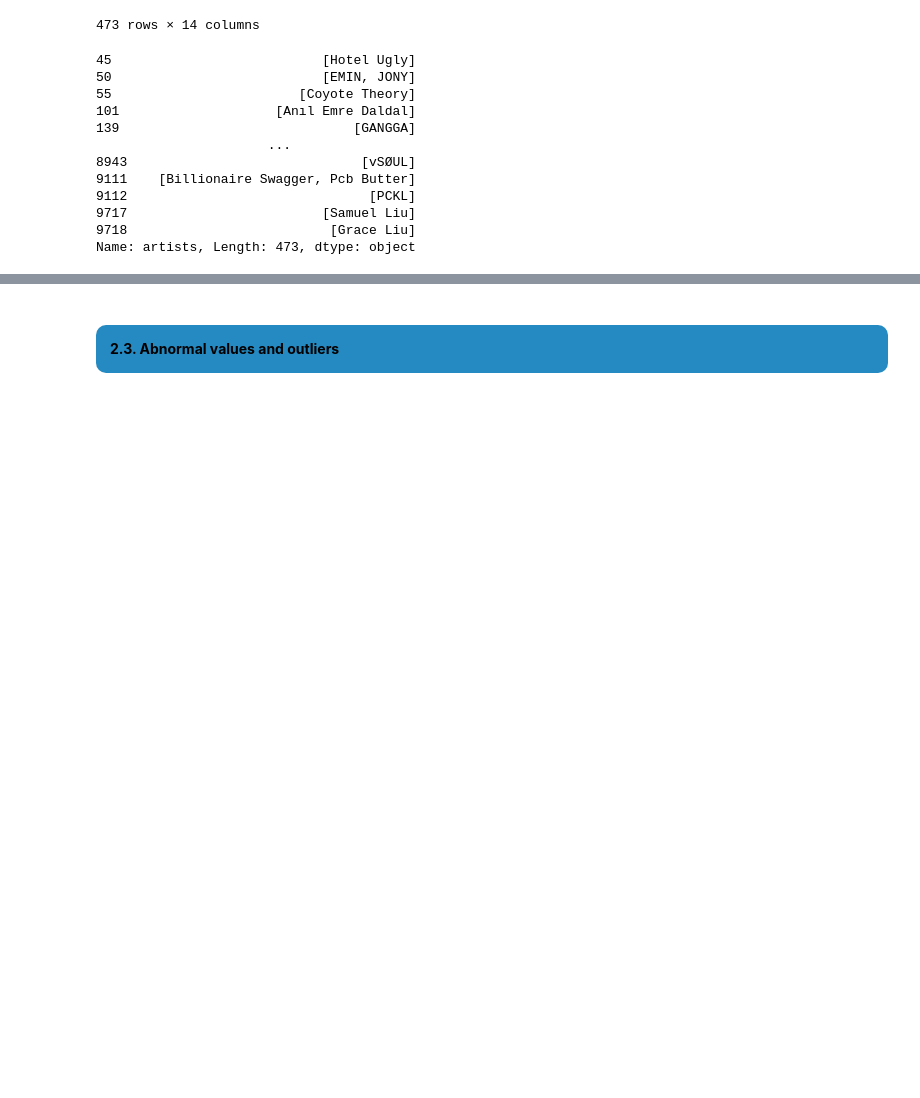
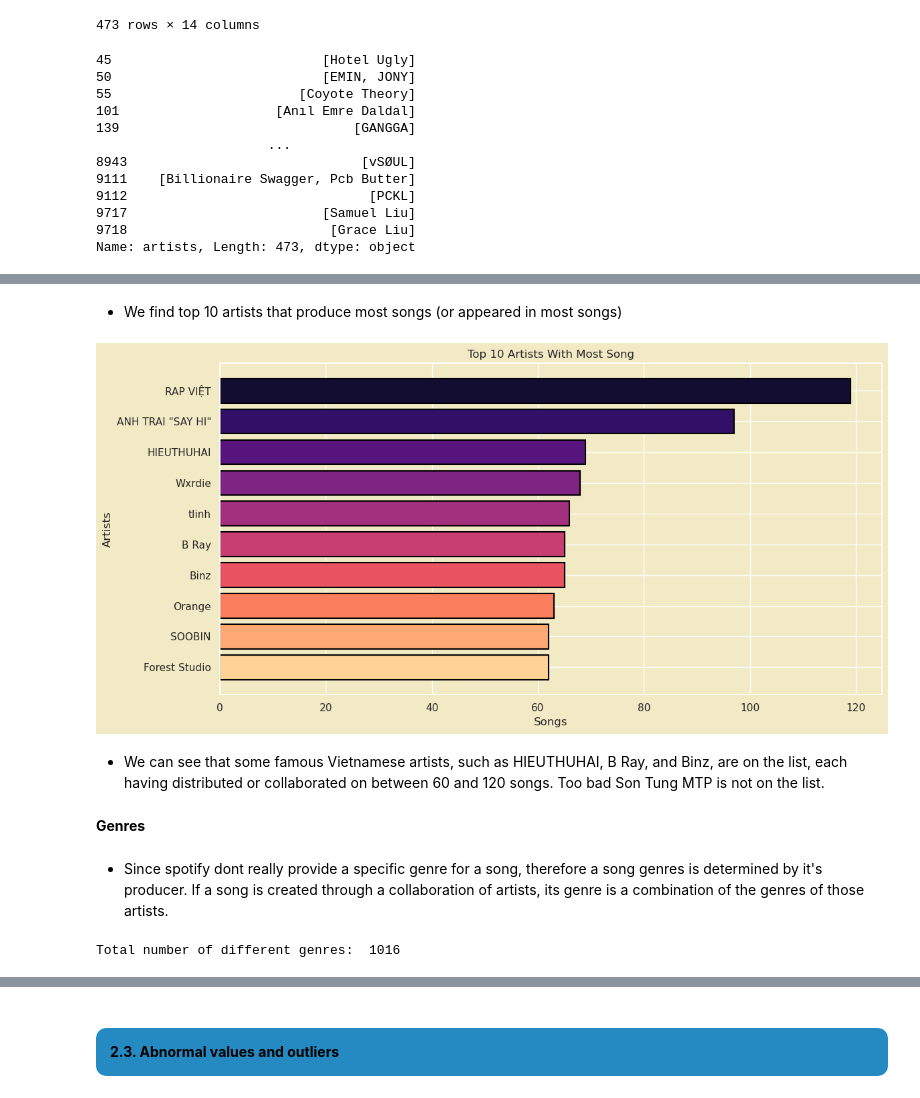
Before and after one commit to truongthuankiet1990gmailcom/Data-Visualization-HW1, a Jupyter notebook: notebook.ipynb, the cells around one changed output, grey strips where cells are left out. Drawn from its saved outputs; the diff is of its cells as text; code cells hidden in the pictures; blank space fills up the shorter version.

```diff
--- a/notebook.ipynb
+++ b/notebook.ipynb
@@ -1971,0 +2064,22 @@ artists_with_genres
+# %% [markdown]
++ We find top 10 artists that produce most songs (or appeared in most songs)
+# %%
+categorical_columns_plot(categorical_cols, column_name='artists',
+                         title = 'Top 10 Artists With Most Song',
+                         xlabel='Songs',
+                         ylabel='Artists',
+                         palette='magma',
+                         split_values=True)
+# %% [output]
+[figure, added]
+# %% [markdown]
++ We can see that some famous Vietnamese artists, such as HIEUTHUHAI, B Ray, and Binz, are on the list, each having distributed or collaborated on between 60 and 120 songs. Too bad Son Tung MTP is not on the list.
+# %% [markdown]
+**Genres**
+# %% [markdown]
++ Since spotify dont really provide a specific genre for a song, therefore a song genres is determined by it's producer. If a song is created through a collaboration of artists, its genre is a combination of the genres of those artists.
+# %%
+n_genres = len(list(set(np.sum(categorical_cols['genres']))))
+print("Total number of different genres: ", n_genres)
+# %% [output]
+Total number of different genres:  1016
```
Also changed, not shown: parts of 29 cells of this notebook, 1 other file.
